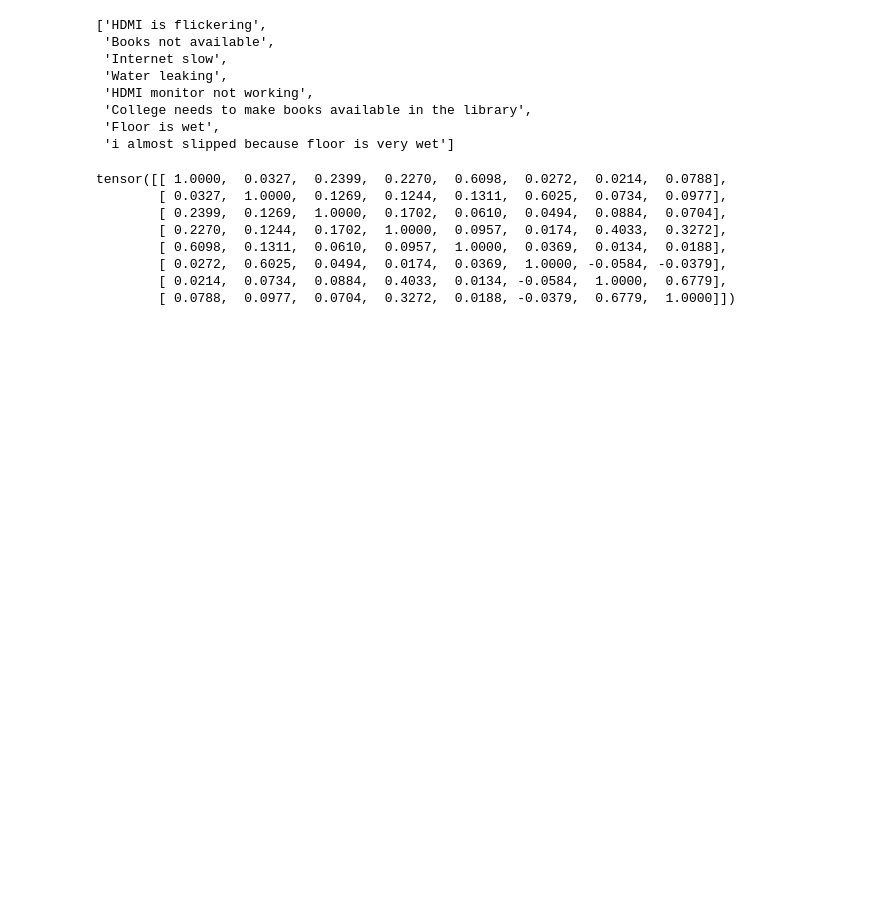
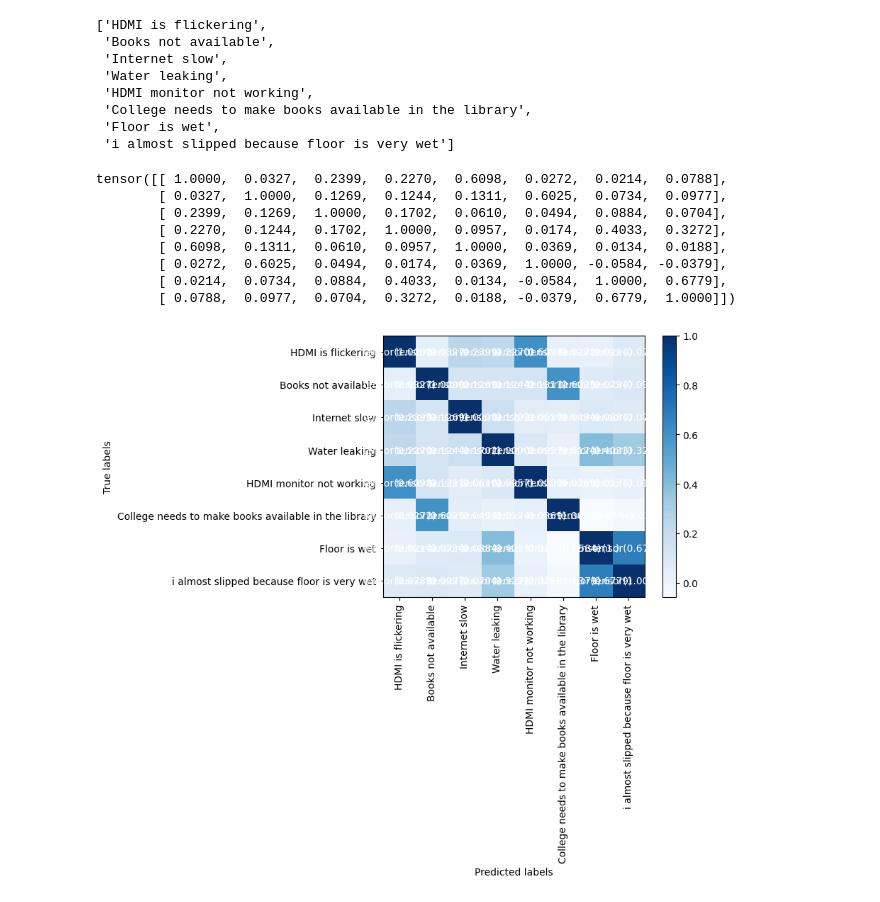
Before and after one commit to akashadhikari/sentence_similarity, a Jupyter notebook: sentence_similarity.ipynb, the cells around one changed output. Saved outputs shown, nothing was run; the diff lists cells and outputs as text; code cells hidden in the pictures; blank space fills up the shorter version.

```diff
--- a/sentence_similarity.ipynb
+++ b/sentence_similarity.ipynb
@@ -84,3 +86,22 @@ tensor([[ 1.0000,  0.0327,  0.2399,  0.2270,  0.6098,  0.0272,  0.0214,  0.0788]
         [ 0.0272,  0.6025,  0.0494,  0.0174,  0.0369,  1.0000, -0.0584, -0.0379],
         [ 0.0214,  0.0734,  0.0884,  0.4033,  0.0134, -0.0584,  1.0000,  0.6779],
         [ 0.0788,  0.0977,  0.0704,  0.3272,  0.0188, -0.0379,  0.6779,  1.0000]])
+# %%
+plt.imshow(cosine_scores, cmap='Blues')
+
+# Add colorbar and axis labels
+plt.colorbar()
+plt.xlabel('Predicted labels')
+plt.ylabel('True labels')
+plt.xticks([0,1,2,3,4,5,6,7], sentences, rotation=90)
+plt.yticks([0,1,2,3,4,5,6,7], sentences)
+
+# Add values inside the heatmap
+for i in range(cosine_scores.shape[0]):
+    for j in range(cosine_scores.shape[1]):
+        plt.text(j, i, str(cosine_scores[i,j]), ha='center', va='center', color='white')
+
+# Show the plot
+plt.show()
+# %% [output]
+[figure, added]
```
Also changed, not shown: parts of 1 cell of this notebook.
